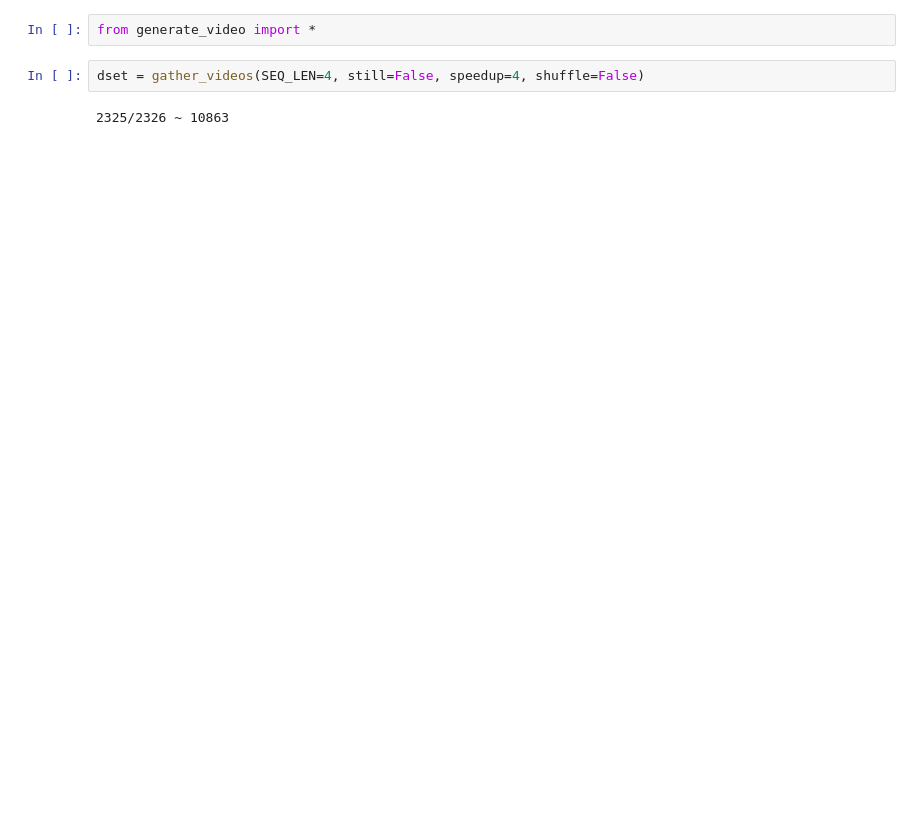
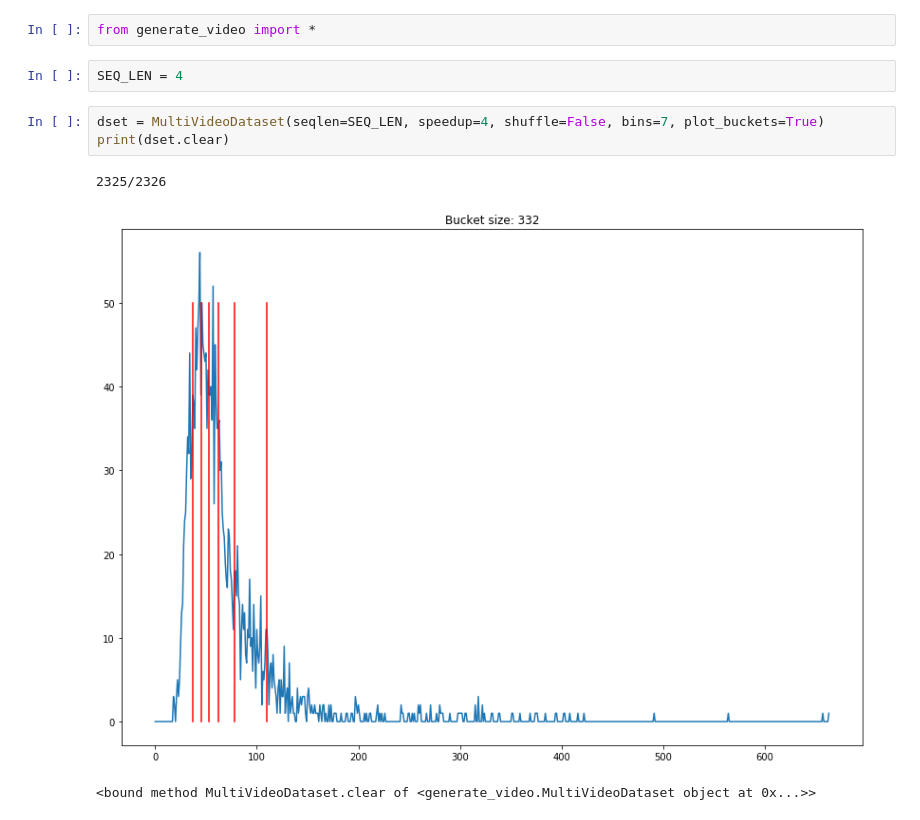
Before and after one commit to ul1994/lstm_tests, a Jupyter notebook: PreviewPenn.ipynb, the cells around one changed output. Drawn from its saved outputs; the diff is of its cells as text; blank space fills up the shorter version.

```diff
--- a/PreviewPenn.ipynb
+++ b/PreviewPenn.ipynb
@@ -5,6 +8,11 @@
 # %%
 from generate_video import *
+# %%
+SEQ_LEN = 4
 # %%
-dset = gather_videos(SEQ_LEN=4, still=False, speedup=4, shuffle=False)
+dset = MultiVideoDataset(seqlen=SEQ_LEN, speedup=4, shuffle=False, bins=7, plot_buckets=True)
+print(dset.clear)
 # %% [output]
-2325/2326 ~ 10863
+2325/2326
+[figure, added]
+<bound method MultiVideoDataset.clear of <generate_video.MultiVideoDataset object at 0x...>>
```
Also changed, not shown: parts of 8 cells of this notebook, 2 other files.
